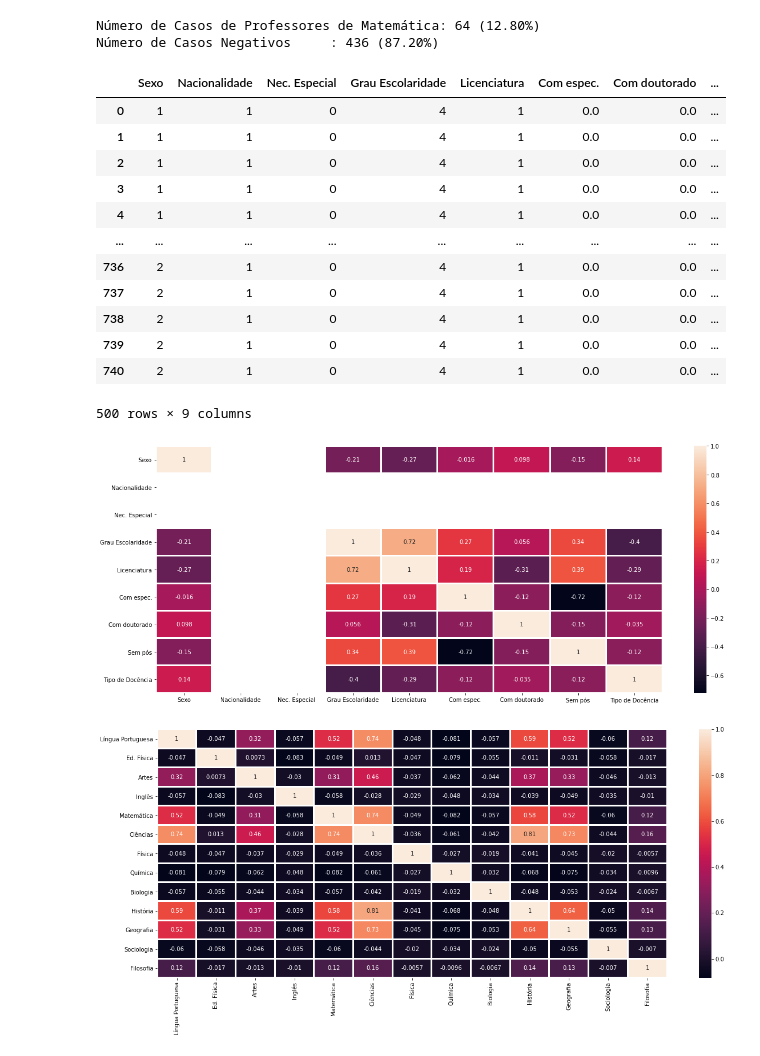
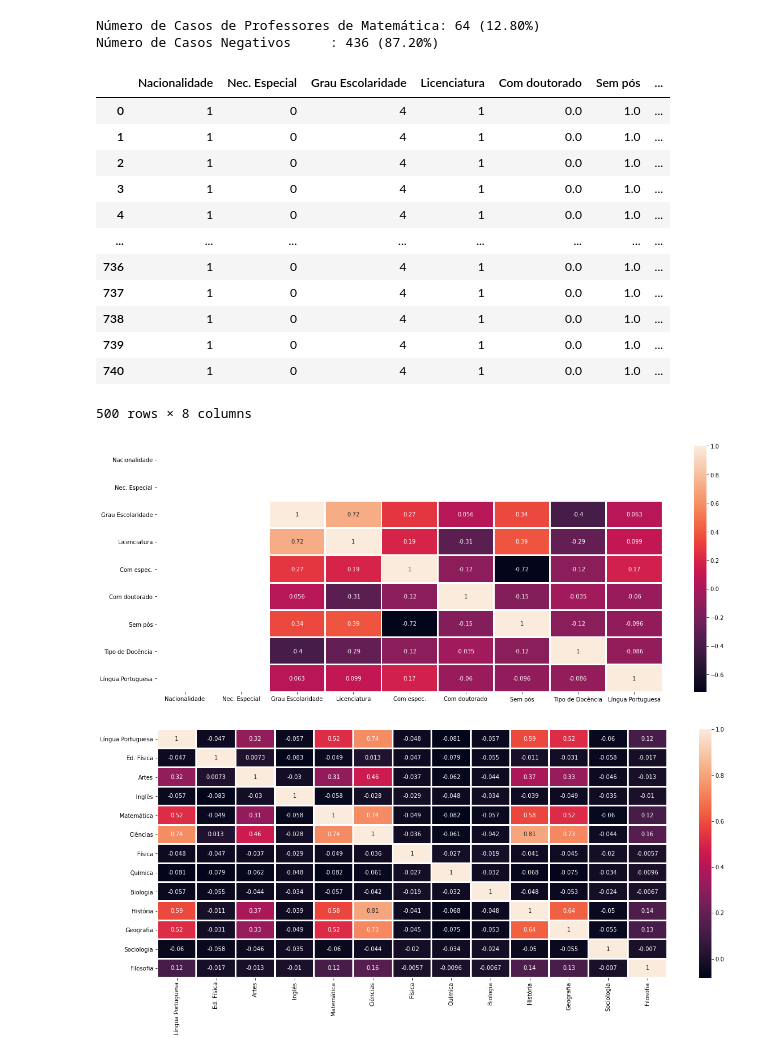
Before and after one commit to sergioneto12/Analise_Censo_Escolar_2020, a Jupyter notebook: Dados - Censo Escolar.ipynb, the cells around one changed output. Saved outputs shown, nothing was run; the diff lists cells and outputs as text; code cells hidden in the pictures.

```diff
--- a/Dados - Censo Escolar.ipynb
+++ b/Dados - Censo Escolar.ipynb
@@ -377,10 +377,11 @@ Número de Casos Negativos     : 436 (87.20%)
 from sklearn.feature_selection import SelectKBest
 from sklearn.feature_selection import f_classif, mutual_info_classif
 
-data = df1[['Sexo', 'Etnia', 'Nec. Especial', 'Licenciatura', 'Com espec.', 'Com mestrado', 'Com doutorado', 'Sem pós', 'Nacionalidade', 'Grau Escolaridade', 'Tipo de Docência', 'Ens. Regular']]
+data = df1[['Sexo', 'Etnia', 'Nec. Especial', 'Licenciatura', 'Com espec.', 'Com mestrado', 'Com doutorado', 'Sem pós', 'Nacionalidade', 'Grau Escolaridade', 'Tipo de Docência', 'Ens. Regular', 'Língua Portuguesa']]
+# data = df1
 target = df1['Matemática']
 
-f_classif = SelectKBest(score_func=f_classif, k=9)
+f_classif = SelectKBest(score_func=f_classif, k=8)
 fit = f_classif.fit(data,target)
 features = fit.transform(data)
 
@@ -390,28 +391,28 @@ features = fit.transform(data)
 cols = fit.get_support(indices=True)
 df1.iloc[:,cols]
 # %% [output]
-|  | Sexo | Nacionalidade | Nec. Especial | Grau Escolaridade | Licenciatura | Com espec. | Com doutorado | ... |
-| 0 | 1 | 1 | 0 | 4 | 1 | 0.0 | 0.0 | ... |
-| 1 | 1 | 1 | 0 | 4 | 1 | 0.0 | 0.0 | ... |
-| 2 | 1 | 1 | 0 | 4 | 1 | 0.0 | 0.0 | ... |
-| 3 | 1 | 1 | 0 | 4 | 1 | 0.0 | 0.0 | ... |
-| 4 | 1 | 1 | 0 | 4 | 1 | 0.0 | 0.0 | ... |
-| ... | ... | ... | ... | ... | ... | ... | ... | ... |
-| 736 | 2 | 1 | 0 | 4 | 1 | 0.0 | 0.0 | ... |
-| 737 | 2 | 1 | 0 | 4 | 1 | 0.0 | 0.0 | ... |
-| 738 | 2 | 1 | 0 | 4 | 1 | 0.0 | 0.0 | ... |
-| 739 | 2 | 1 | 0 | 4 | 1 | 0.0 | 0.0 | ... |
-| 740 | 2 | 1 | 0 | 4 | 1 | 0.0 | 0.0 | ... |
+|  | Nacionalidade | Nec. Especial | Grau Escolaridade | Licenciatura | Com doutorado | Sem pós | ... |
+| 0 | 1 | 0 | 4 | 1 | 0.0 | 1.0 | ... |
+| 1 | 1 | 0 | 4 | 1 | 0.0 | 1.0 | ... |
+| 2 | 1 | 0 | 4 | 1 | 0.0 | 1.0 | ... |
+| 3 | 1 | 0 | 4 | 1 | 0.0 | 1.0 | ... |
+| 4 | 1 | 0 | 4 | 1 | 0.0 | 1.0 | ... |
+| ... | ... | ... | ... | ... | ... | ... | ... |
+| 736 | 1 | 0 | 4 | 1 | 0.0 | 1.0 | ... |
+| 737 | 1 | 0 | 4 | 1 | 0.0 | 1.0 | ... |
+| 738 | 1 | 0 | 4 | 1 | 0.0 | 1.0 | ... |
+| 739 | 1 | 0 | 4 | 1 | 0.0 | 1.0 | ... |
+| 740 | 1 | 0 | 4 | 1 | 0.0 | 1.0 | ... |
-500 rows × 9 columns
+500 rows × 8 columns
 # %%
 # dados_corr = df1[['Etnia', 'Sexo', 'Nacionalidade', 'Grau Escolaridade','Licenciatura', 'Com espec.', 'Sem pós', 'Tipo de Docência']]
-dados_corr = df1[['Sexo', 'Nacionalidade', 'Nec. Especial', 'Grau Escolaridade', 'Licenciatura', 'Com espec.', 'Com doutorado','Sem pós', 'Tipo de Docência']]
+dados_corr = df1[['Nacionalidade', 'Nec. Especial', 'Grau Escolaridade', 'Licenciatura', 'Com espec.', 'Com doutorado','Sem pós', 'Tipo de Docência', 'Língua Portuguesa']]
 
 plt.figure(figsize=(20,8))
 sns.heatmap(dados_corr.corr(), annot=True, linewidth=2)
 plt.show()
 # %% [output]
-[figure, old version]
+[figure, new version]
 # %%
 dados_corr = df1[['Língua Portuguesa', 'Ed. Física', 'Artes', 'Inglês', 'Matemática',
        'Ciências', 'Física', 'Química', 'Biologia', 'História', 'Geografia',
```
Also changed, not shown: parts of 37 cells of this notebook.
